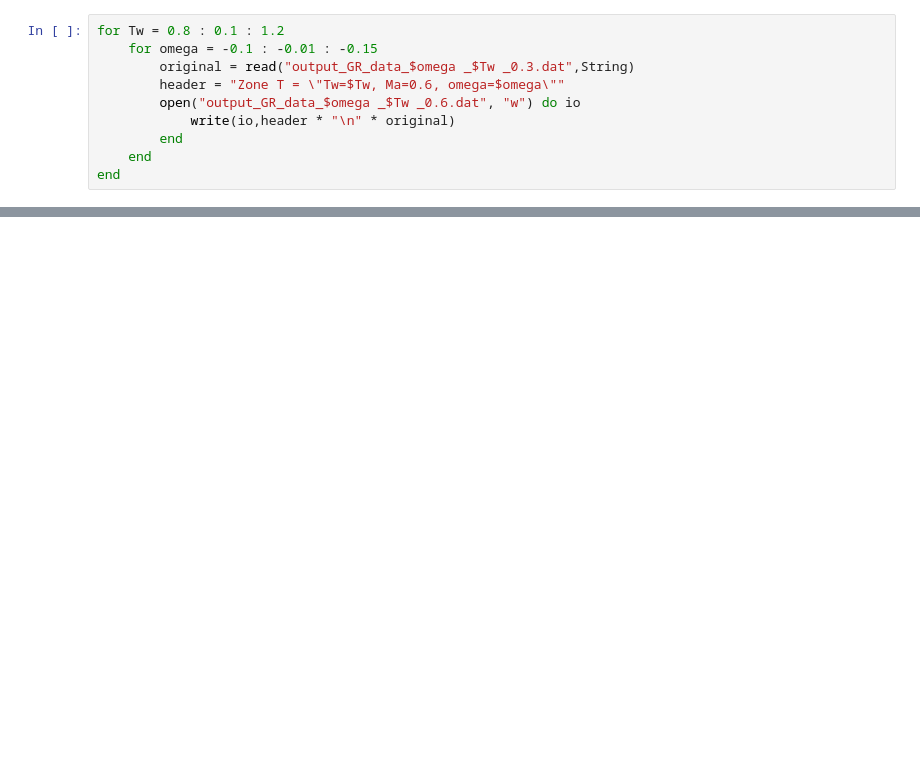
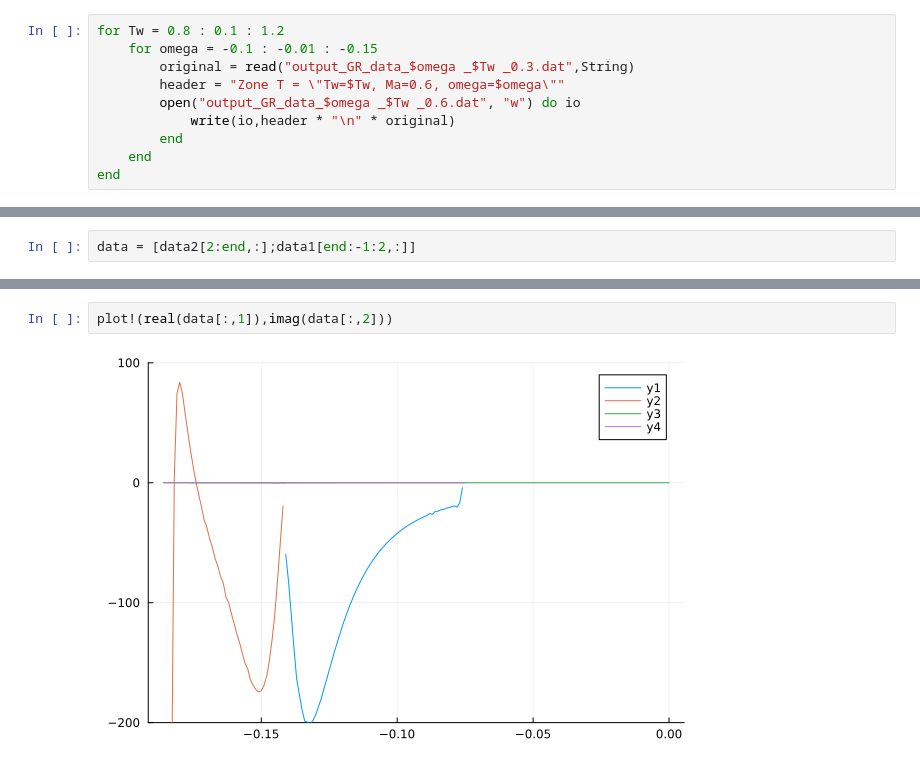
Before and after one commit to HaojieZhang917/compressible_bek, a Jupyter notebook: compress/BEK/Bode/eN/Andianfa/eN.ipynb, the cells around one changed output, grey strips where cells are left out. Cells and saved outputs as stored; diff of their text form; blank space fills up the shorter version.

```diff
--- a/compress/BEK/Bode/eN/Andianfa/eN.ipynb
+++ b/compress/BEK/Bode/eN/Andianfa/eN.ipynb
@@ -135,0 +278,2 @@ end
+# %%
+data = [data2[2:end,:];data1[end:-1:2,:]]
@@ -135,0 +392,4 @@ end
+# %%
+plot!(real(data[:,1]),imag(data[:,2]))
+# %% [output]
+[figure, added]
```
Also changed, not shown: parts of 15 cells of this notebook, 4 other files.
